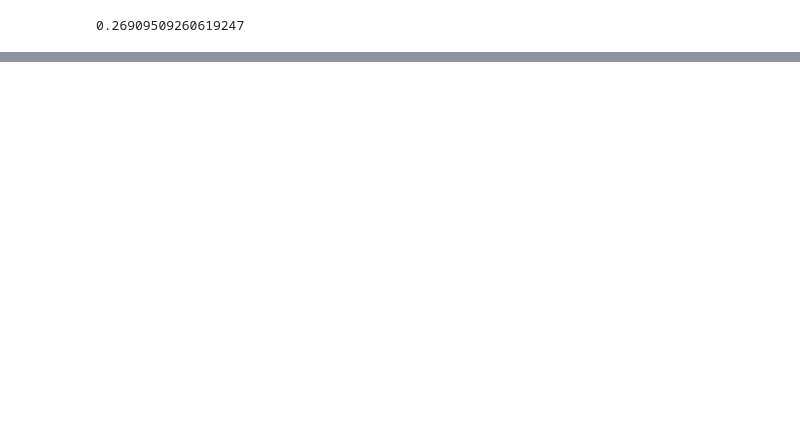
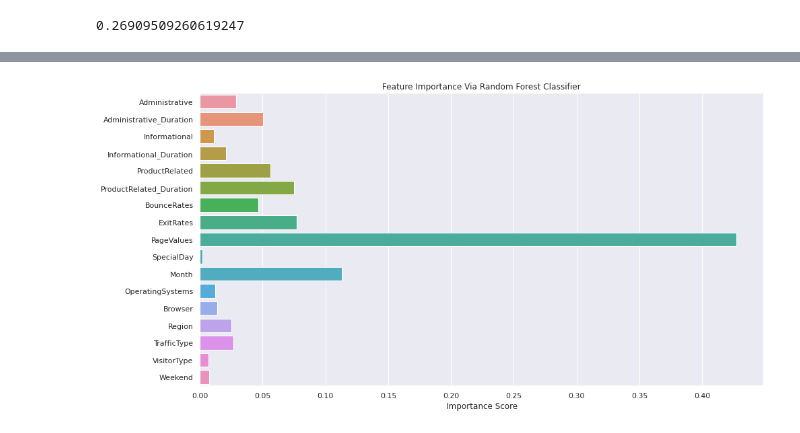
Before and after one commit to mlmaster1995/machine-learning-portforlio-python, a Jupyter notebook: online_shoppers_intention/Data Preprocessing and Analysis.ipynb, the cells around one changed output, grey strips where cells are left out. Cells and saved outputs as stored; diff of their text form; code cells hidden in the pictures; blank space fills up the shorter version.

```diff
--- a/online_shoppers_intention/Data Preprocessing and Analysis.ipynb
+++ b/online_shoppers_intention/Data Preprocessing and Analysis.ipynb
@@ -284,0 +338,23 @@ plt.show()
+# %%
+"""calc feature importance based on Random Forest Classifer"""
+rfc = RandomForestClassifier(n_estimators=200,
+                       criterion="entropy",
+                       max_depth=None,
+                       min_samples_split=2,
+                       min_samples_leaf=1,
+                       min_weight_fraction_leaf=0,
+                       max_features=None,
+                       max_leaf_nodes=None,
+                       min_impurity_decrease=0.0,
+                       bootstrap=True,
+                       oob_score=True,
+                       n_jobs=-1,
+                       random_state=123,
+                       verbose=1,
+                       warm_start=False,
+                       class_weight="balanced_subsample",
+                       ccp_alpha=0.0,
+                       max_samples=None)
+# %%
+rfc = rfc.fit(X_train, y_train)
+rfc.score(X_test, y_test)
@@ -284,0 +371,8 @@ plt.show()
+# %%
+plt.figure(figsize=(15,8))
+ax=sns.barplot(x=rfc.feature_importances_, y=data.columns.values)
+ax.set_title("Feature Importance Via Random Forest Classifier")
+ax.set_xlabel("Importance Score")
+plt.show()
+# %% [output]
+[figure, added]
```
Also changed, not shown: parts of 10 cells of this notebook.
